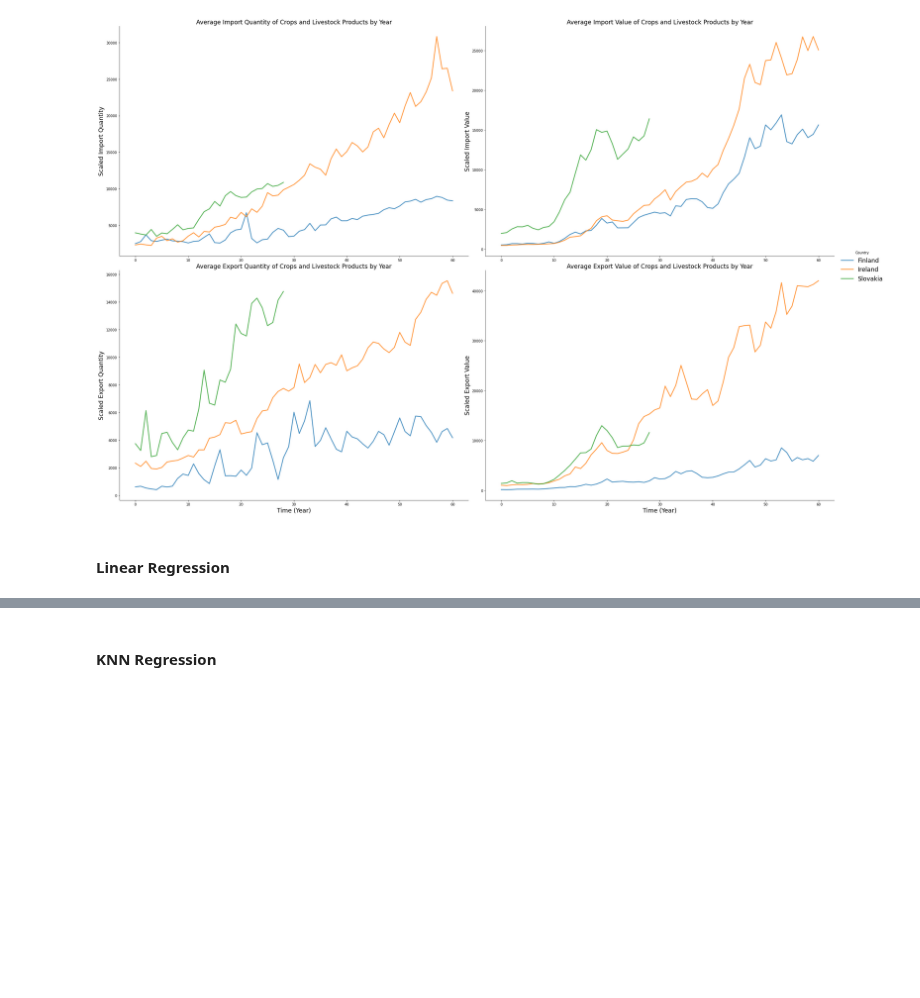
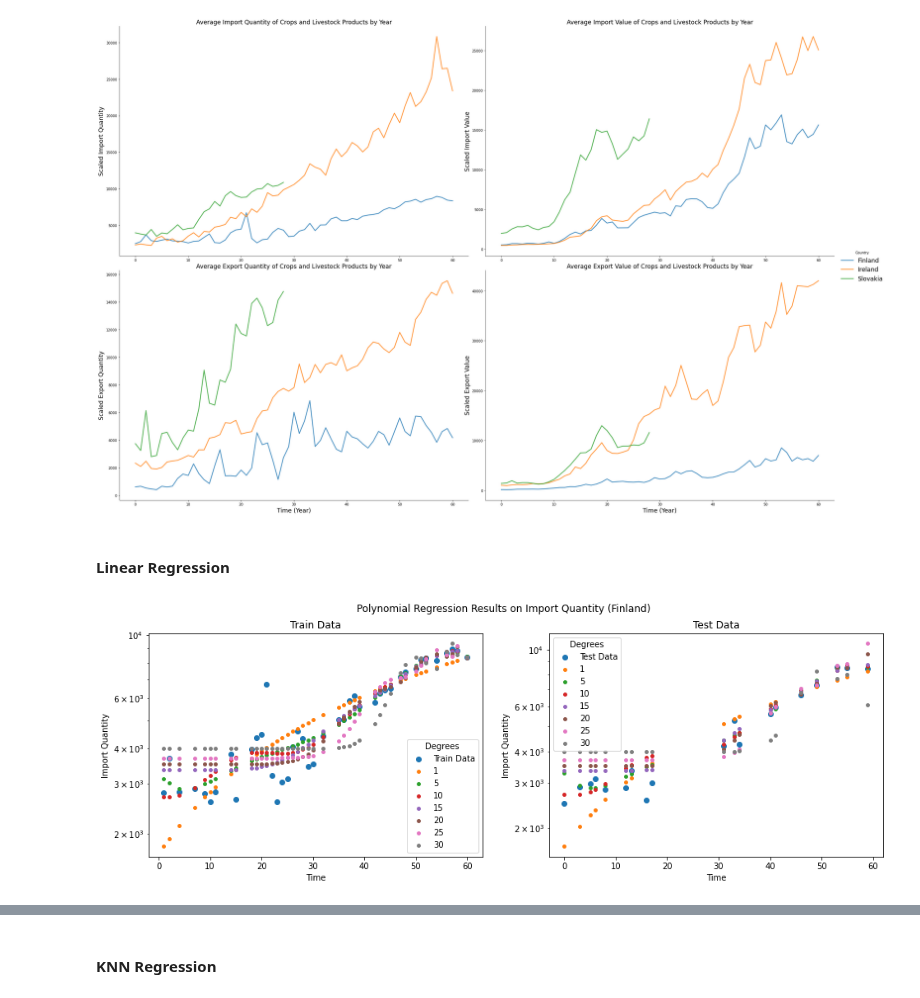
Before and after one commit to CCT-MastersDA/cct-ca2, a Jupyter notebook: jupyter/ML.ipynb, the cells around one changed output, grey strips where cells are left out. Cells and saved outputs as stored; diff of their text form; code cells hidden in the pictures; blank space fills up the shorter version.

```diff
--- a/jupyter/ML.ipynb
+++ b/jupyter/ML.ipynb
@@ -571,11 +598,11 @@ for c in countries:
             ms_el_c_df['Time_Index'] = np.arange(len(ms_el_c_df.index))
 
             # scaling the dataset - has to be done in the specific dataset
-            ms_el_c_df_scaler = apply_min_max_scaler(ms_el_c_df, ['Value'])
+            ms_el_c_df_scaler = run_min_max_scaler(ms_el_c_df, ['Value'])
             ms_el_c_df.assign(Value=ms_el_c_df_scaler.Value)
 
             # append timeseries to the list
-            imp_exp_ts_datasets.append(ms_el_c_df)
+            imp_exp_ts_datasets[c].append(ms_el_c_df)
 
 # getting all timeseries per country per import/export val and quantity into the same dataframe
 imp_exp_ts = pd.concat(imp_exp_ts_datasets)
@@ -606,50 +633,64 @@ for ax in imp_exp_grid.axes.flat:
 # %% [markdown]
 #### Linear Regression
 # %%
-degrees = [1, 5, 10, 15, 20, 25, 30, 35, 40, 45, 50]
-lr_results_imp_ire = []
+# polynomial degrees
+degrees = [1, 5, 10, 15, 20, 25, 30]
 
-# getting independent and target variables
-X, y = df_scaler_ire['Time_Index'], df_scaler_ire['Value']
+# showing train and test data results
+labels = ['Train Data', 'Test Data']
 
-# splitting data into train and test data for each vehicle
-X_train, X_test, y_train, y_test = train_test_split(X, y, test_size=.3, random_state=42)
+# store the results of the LR models
+plr_results = []
 
-# reshape X train and test data
-X_train = X_train.values.reshape(-1, 1)
-X_test = X_test.values.reshape(-1, 1)
+# running model for all sub-datasets
+for df_scaler in imp_exp_ts_datasets:
+    # getting independent and target variables
+    X, y = df_scaler['Time_Index'], df_scaler['Value']
 
-# creating y train and test result structure for each degree
-y_train_pred = np.zeros((len(X_train), len(degrees)))
-y_test_pred = np.zeros((len(X_test), len(degrees)))
+    # getting dataset identification
+    country = df_scaler['Area'].unique()[0]
+    target = df_scaler['Element'].unique()[0]
 
-# trying linear regression with different degrees
-for i in range(0, len(degrees)):
-    y_train_pred_i, y_test_pred_i = run_linear_regression(X_train, y_train, X_test, degrees[i])
-    y_train_pred[:, i] = y_train_pred_i
-    y_test_pred[:, i]  = y_test_pred_i
+    # running the poly regression model
+    lr_results, X_train, X_test, y_train, y_test, y_train_pred, y_test_pred = run_poly_regression(X, y, target, degrees)
 
-# plotting train data
-plt.figure(figsize=(16, 5))
-plt.subplot(121)
-plt.scatter(X_train, y_train)
-plt.yscale('log')
-plt.title('Train data for Value')
-for i, degree in enumerate(degrees):
-    plt.scatter(X_train, y_train_pred[:, i], s=15, label=str(degree))
-    plt.legend(loc='lower right')
+    # getting data to plot the results
+    to_plot = [(X_train, y_train, y_train_pred), (X_test, y_test, y_test_pred)]
 
-# plotting test data
-plt.subplot(122)
-plt.scatter(X_test, y_test)
-plt.yscale('log')
-plt.title('Test data for Value')
-for i, degree in enumerate(degrees):
-    plt.scatter(X_test, y_test_pred[:, i], label=str(degree))
-    plt.legend(loc='lower right')
+    # setting figure parameters
+    plt.figure(figsize=(16, 5))
+    subplot = 121
 
-# generate the validation results per degree with r2 score
-for i, degree in enumerate(degrees):
-    train_r2 = round(sklearn.metrics.r2_score(y_train, y_train_pred[:, i]), 2)
-    test_r2 = round(sklearn.metrics.r2_score(y_test, y_test_pred[:, i]), 2)
-    lr_results_imp_ire.append(['Value', degree, train_r2, test_r2])
+    # create graph for each train and test data
+    for idx in range(0, len(to_plot)):
+        # setting graph labels and parameters
+        plt.subplot(subplot)
+        plt.yscale('log')
+        plt.suptitle(f'Polynomial Regression Results on {target} ({country})')
+        plt.title(f'{labels[idx]}')
+        plt.xlabel('Time')
+        plt.ylabel(target)
+
+        # getting data to plot (train or test)
+        X_res, y_res, y_res_pred = to_plot[idx]
+
+        # plotting original dataset
+        plt.scatter(X_res, y_res, label=labels[idx])
+
+        # plotting result of the regression
+        for i, degree in enumerate(degrees):
+            plt.scatter(X_res, y_res_pred[:, i], s=15, label=f'{str(degree)}')
+
+        # adding legend to the graph
+        plt.legend(loc='best', title='Degrees')
+        subplot+=1
+
+    # keeping results
+    plr_res_df = pd.DataFrame(lr_results, columns=['Element', 'Degree', 'Train_R2', 'Test_R2'])
+    plr_res_df['Area'] = country
+    plr_results.append(plr_res_df)
+
+# getting dataframe with consolidated results
+res_df = pd.concat(plr_results)
+# %% [output]
+[figure, added]
```
Also changed, not shown: parts of 7 cells of this notebook.
